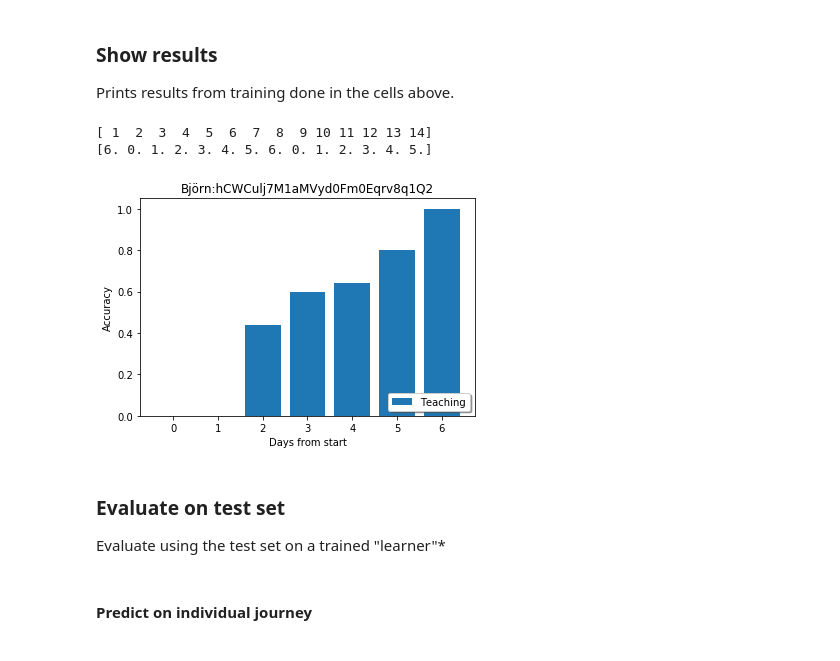
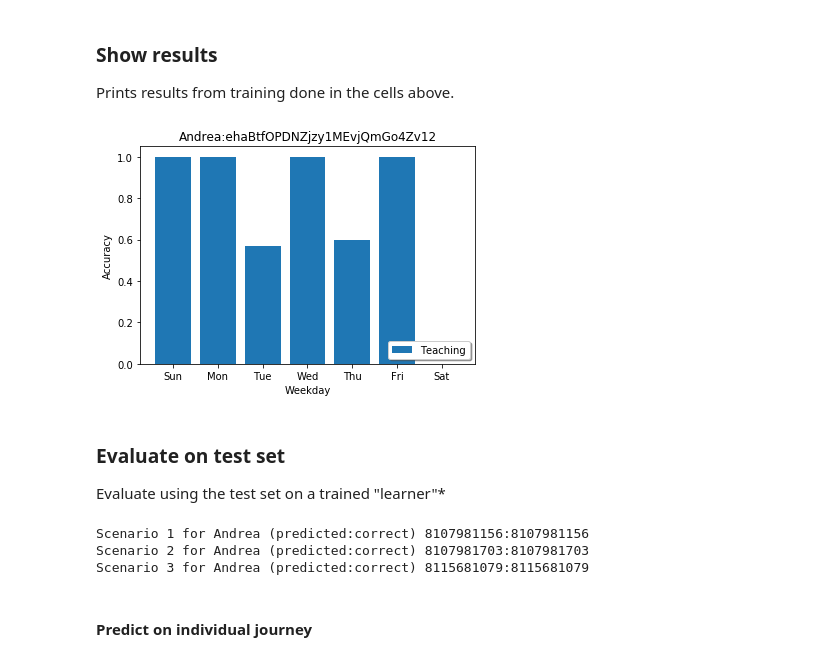
Before and after one commit to k3larra/commuter, a Jupyter notebook: machine_teaching/mt.ipynb, the cells around one changed output. Drawn from its saved outputs; the diff is of its cells as text; code cells hidden in the pictures.

```diff
--- a/machine_teaching/mt.ipynb
+++ b/machine_teaching/mt.ipynb
@@ -5,8 +5,6 @@
 from fastai import *          # Quick accesss to most common functionality
 from fastai.tabular import *  # Quick accesss to tabular functionality     # Access to example data provided with fastai
 from fastai.vision import *
-#import commuter
-#import sys
 sys.path.append("../code") # go to parent dir
 from commuter import *
 PATH="../data/"
@@ -16,8 +14,10 @@ cont_names =["geoHash","minuteOfDay"]
 procs = [FillMissing, Categorify, Normalize]
 # Uncomment active user
 #user = "tnK534JMwwfhvUEycn69HPbhqkt2" #Maria
-#user = "ehaBtfOPDNZjzy1MEvjQmGo4Zv12" #Andrea
-user = "hCWCulj7M1aMVyd0Fm0Eqrv8q1Q2" #Bjorn
+user = "ehaBtfOPDNZjzy1MEvjQmGo4Zv12" #Andrea
+#user = "hCWCulj7M1aMVyd0Fm0Eqrv8q1Q2" #Bjorn
+personas = pd.read_csv("../data/personas.csv")
+personaname = personas.loc[personas['id']==user]['name'].iloc[0]
 
 def evaluate_teaching_daily(learner,testset):
     result = []
@@ -110,39 +108,42 @@ Prints results from training done in the cells above.
 # %%
 import matplotlib.pyplot as plt
 from matplotlib.ticker import FuncFormatter, MaxNLocator
 #import pandas as pd
-personas = pd.read_csv("../data/personas.csv")
 #Uncomment to look at individual result for other users that the default declared above.
 #user = "tnK534JMwwfhvUEycn69HPbhqkt2" #Maria
-#user = "ehaBtfOPDNZjzy1MEvjQmGo4Zv12" #Andrea
-#user = "hCWCulj7M1aMVyd0Fm0Eqrv8q1Q2" #Bjorn
-personaname = personas.loc[personas['id']==user]
+user = "ehaBtfOPDNZjzy1MEvjQmGo4Zv12" #Andrea
+#user = "hCWCulj7M1aMVyd0Fm0Eqrv8q1Q2" #Bjorn]
 teaching_ax0= pd.read_csv("saved/"+user+"_result_teaching_14days.csv",header=None).values
 #teaching_ax0 = pd.read_csv("saved/Iterative_time_teach"+user+".csv",header=None).values
 #teaching_min_ax0 = pd.read_csv("saved/Iterative_time_teach_minimal"+user+".csv",header=None).values
 #supervised_min_ax0 = pd.read_csv("saved/Iterative_time_supervised"+user+".csv",header=None).values
 fig, ax0 = plt.subplots()
-ind = np.arange(1,15)
-print(ind)
-print(teaching_ax0[:,1])
-
-ax0.set_title(personaname ['name'].iloc[0]+":"+user)
-#ax0.bar(teaching_ax0[:,0],label='Teaching larger set')
+DayOfWeekOfCall = ["Sun","Mon","Tue","Wed","Thu","Fri","Sat"]
+ax0.set_title(personaname+":"+user)
 ax0.bar(teaching_ax0[:,1],teaching_ax0[:,0],label='Teaching')
-# ax0.plot(teaching_ax0[:,2],label='Teaching')
-# ax0.plot(teaching_min_ax0[:,2],label='Teaching using minimal data')
-# ax0.plot(supervised_min_ax0[:,2],label='Pretrained model')
-# plt.xticks(ind)
-plt.xlabel('Days from start')
+plt.xticks(np.arange(7), ("Sun","Mon","Tue","Wed","Thu","Fri","Sat"))
+plt.xlabel('Weekday')
 plt.ylabel('Accuracy')
 legend = ax0.legend(loc='lower right', shadow=True, fontsize='medium')
 plt.show()
 # %% [output]
-[ 1  2  3  4  5  6  7  8  9 10 11 12 13 14]
-[6. 0. 1. 2. 3. 4. 5. 6. 0. 1. 2. 3. 4. 5.]
-[figure, old version]
+[figure, new version]
 # %% [markdown]
 ### Evaluate on test set
 Evaluate using the test set on a trained "learner"*
+# %%
+scenario_1_df = pd.read_csv(PATH+user+"_scenario_1.csv")
+scenario_1_predicted = learner.predict(scenario_1_df.iloc[0])
+scenario_2_df = pd.read_csv(PATH+user+"_scenario_2.csv")
+scenario_2_predicted = learner.predict(scenario_2_df.iloc[0])
+scenario_3_df = pd.read_csv(PATH+user+"_scenario_3.csv")
+scenario_3_predicted = learner.predict(scenario_3_df.iloc[0])
+print("Scenario 1 for "+personaname+" (predicted:correct) "+str(scenario_1_predicted[0])+":"+str(scenario_1_df.iloc[0].journey))
+print("Scenario 2 for "+personaname+" (predicted:correct) "+str(scenario_2_predicted[0])+":"+str(scenario_2_df.iloc[0].journey))
+print("Scenario 3 for "+personaname+" (predicted:correct) "+str(scenario_3_predicted[0])+":"+str(scenario_3_df.iloc[0].journey))
+# %% [output]
+Scenario 1 for Andrea (predicted:correct) 8107981156:8107981156
+Scenario 2 for Andrea (predicted:correct) 8107981703:8107981703
+Scenario 3 for Andrea (predicted:correct) 8115681079:8115681079
 # %% [markdown]
 #### Predict on individual journey
```
Also changed, not shown: parts of 4 cells of this notebook, 15 other files.
